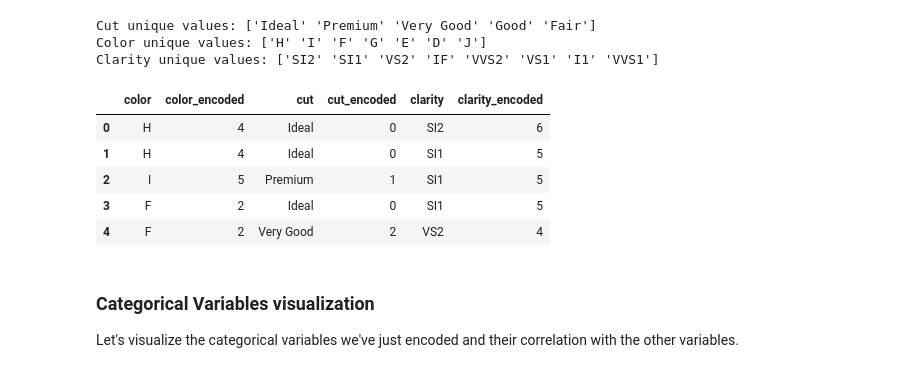
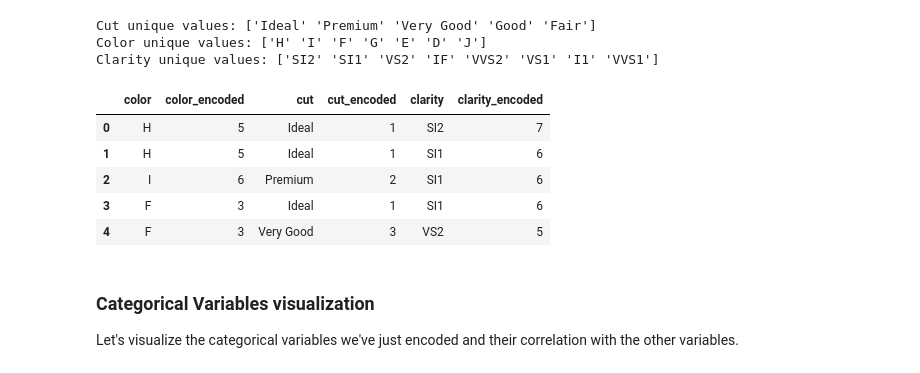
Before and after one commit to LFK01/xtream-ai-assignment-engineer, a Jupyter notebook: ch-1.ipynb, the cells around one changed output. Saved outputs shown, nothing was run; the diff lists cells and outputs as text; code cells hidden in the pictures.

```diff
--- a/ch-1.ipynb
+++ b/ch-1.ipynb
@@ -100,8 +106,13 @@ dtype: int64
 We removed the records with wrong values. We can see that we've deleted 11 records.
 # %%
 # Remove rows where x, y, and z are zero and price is -1
-diamonds_df = diamonds_df[(diamonds_df['x'] != 0) & (diamonds_df['y'] != 0) & (diamonds_df['z'] != 0) & (diamonds_df['price'] != -1)]
+diamonds_df = diamonds_df[(diamonds_df['x'] > 0) & (diamonds_df['y'] > 0) &
+                          (diamonds_df['z'] > 0) & (diamonds_df['price'] >= 0)]
+# Delete duplicates
+diamonds_df.drop_duplicates(inplace=True)
+
 diamonds_df.reset_index(drop=True, inplace=True)
+# Check new data does not have any wrong value
 diamonds_df.describe()
 # %% [output]
 |  | carat | depth | table | price | x | y | z |
@@ -163,41 +174,28 @@ Clarity unique values: ['SI2' 'SI1' 'VS2' 'IF' 'VVS2' 'VS1' 'I1' 'VVS1']
 # %%
 # Define custom order for cut categories
 cut_custom_order = {'Ideal': 1, 'Premium': 2, 'Very Good': 3, 'Good': 4, 'Fair': 5}
 # Define custom order for color categories
 color_custom_order = {'D': 1, 'E': 2, 'F': 3, 'G': 4, 'H': 5, 'I': 6, 'J': 7}
 # Define custom order for clarity categories
 clarity_custom_order = { 'IF': 1, 'VVS1': 2, 'VVS2': 3, 'VS1': 4, 'VS2': 5, 'SI1': 6, 'SI2': 7, 'I1': 8}
 
 # Create a new column with cut custom order
-diamonds_df['cut_custom_order'] = diamonds_df['cut'].map(cut_custom_order)
+diamonds_df['cut_encoded'] = diamonds_df['cut'].map(cut_custom_order)
 # Create a new column with color custom order
-diamonds_df['color_custom_order'] = diamonds_df['color'].map(color_custom_order)
+diamonds_df['color_encoded'] = diamonds_df['color'].map(color_custom_order)
 # Create a new column with clarity custom order
-diamonds_df['clarity_custom_order'] = diamonds_df['clarity'].map(clarity_custom_order)
-
-# Initialize LabelEncoder
-label_encoder = LabelEncoder()
-
-# Apply label encoding to the cut custom order column
-diamonds_df['cut_encoded'] = label_encoder.fit_transform(diamonds_df['cut_custom_order'])
-# Apply label encoding to the color custom order column
-diamonds_df['color_encoded'] = label_encoder.fit_transform(diamonds_df['color_custom_order'])
-# Apply label encoding to the clarity custom order column
-diamonds_df['clarity_encoded'] = label_encoder.fit_transform(diamonds_df['clarity_custom_order'])
-
-# Drop the intermediate columns
-diamonds_df.drop(columns=['cut_custom_order', 'color_custom_order', 'clarity_custom_order'], inplace=True)
+diamonds_df['clarity_encoded'] = diamonds_df['clarity'].map(clarity_custom_order)
 
 # Check the mapping has been succesful
 desired_order_column = ['color', 'color_encoded', 'cut', 'cut_encoded', 'clarity', 'clarity_encoded']
 diamonds_df[desired_order_column].head()
 # %% [output]
 |  | color | color_encoded | cut | cut_encoded | clarity | clarity_encoded |
-| 0 | H | 4 | Ideal | 0 | SI2 | 6 |
-| 1 | H | 4 | Ideal | 0 | SI1 | 5 |
-| 2 | I | 5 | Premium | 1 | SI1 | 5 |
-| 3 | F | 2 | Ideal | 0 | SI1 | 5 |
-| 4 | F | 2 | Very Good | 2 | VS2 | 4 |
+| 0 | H | 5 | Ideal | 1 | SI2 | 7 |
+| 1 | H | 5 | Ideal | 1 | SI1 | 6 |
+| 2 | I | 6 | Premium | 2 | SI1 | 6 |
+| 3 | F | 3 | Ideal | 1 | SI1 | 6 |
+| 4 | F | 3 | Very Good | 3 | VS2 | 5 |
 # %% [markdown]
 ### Categorical Variables visualization
 
```
Also changed, not shown: parts of 12 cells of this notebook, 1 other file.
